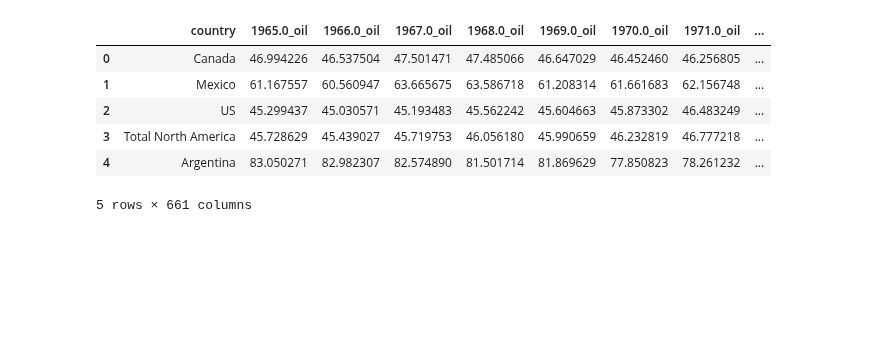
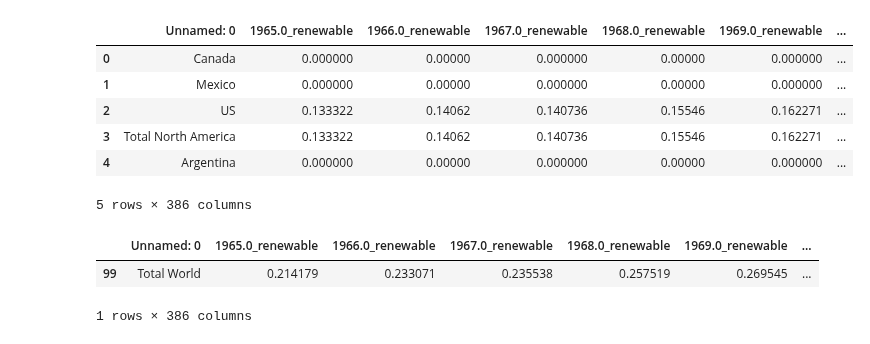
Before and after one commit to yuyhong23/One-Hot_Future, a Jupyter notebook: machine_learning_energy_types.ipynb, the cells around one changed output. Drawn from its saved outputs; the diff is of its cells as text; code cells hidden in the pictures; blank space fills up the shorter version.

Commit message:
Working on all energy type ml, cleaned up dataframe to the format I want.

```diff
--- a/machine_learning_energy_types.ipynb
+++ b/machine_learning_energy_types.ipynb
@@ -6,14 +6,22 @@ import numpy as np
 import pandas as pd
 # %%
 # Read csv
-df = pd.read_csv("clean_data/renewable_nonrenewable_breakdown_per_emissions.csv")
+df = pd.read_csv("clean_data/renewable_nonrenewable_breakdown_emissions.csv")
 df.head(5)
 # %% [output]
-|  | country | 1965.0_oil | 1966.0_oil | 1967.0_oil | 1968.0_oil | 1969.0_oil | 1970.0_oil | 1971.0_oil | ... |
-| 0 | Canada | 46.994226 | 46.537504 | 47.501471 | 47.485066 | 46.647029 | 46.452460 | 46.256805 | ... |
-| 1 | Mexico | 61.167557 | 60.560947 | 63.665675 | 63.586718 | 61.208314 | 61.661683 | 62.156748 | ... |
-| 2 | US | 45.299437 | 45.030571 | 45.193483 | 45.562242 | 45.604663 | 45.873302 | 46.483249 | ... |
-| 3 | Total North America | 45.728629 | 45.439027 | 45.719753 | 46.056180 | 45.990659 | 46.232819 | 46.777218 | ... |
-| 4 | Argentina | 83.050271 | 82.982307 | 82.574890 | 81.501714 | 81.869629 | 77.850823 | 78.261232 | ... |
+|  | Unnamed: 0 | 1965.0_renewable | 1966.0_renewable | 1967.0_renewable | 1968.0_renewable | 1969.0_renewable | ... |
+| 0 | Canada | 0.000000 | 0.00000 | 0.000000 | 0.00000 | 0.000000 | ... |
+| 1 | Mexico | 0.000000 | 0.00000 | 0.000000 | 0.00000 | 0.000000 | ... |
+| 2 | US | 0.133322 | 0.14062 | 0.140736 | 0.15546 | 0.162271 | ... |
+| 3 | Total North America | 0.133322 | 0.14062 | 0.140736 | 0.15546 | 0.162271 | ... |
+| 4 | Argentina | 0.000000 | 0.00000 | 0.000000 | 0.00000 | 0.000000 | ... |
-5 rows × 661 columns
+5 rows × 386 columns
+# %%
+# Pull out the global data
+df_world = df.iloc[[99]]
+df_world
+# %% [output]
+|  | Unnamed: 0 | 1965.0_renewable | 1966.0_renewable | 1967.0_renewable | 1968.0_renewable | 1969.0_renewable | ... |
+| 99 | Total World | 0.214179 | 0.233071 | 0.235538 | 0.257519 | 0.269545 | ... |
+1 rows × 386 columns
 # %%
```
Also changed, not shown: parts of 15 cells of this notebook, 2 other files.
